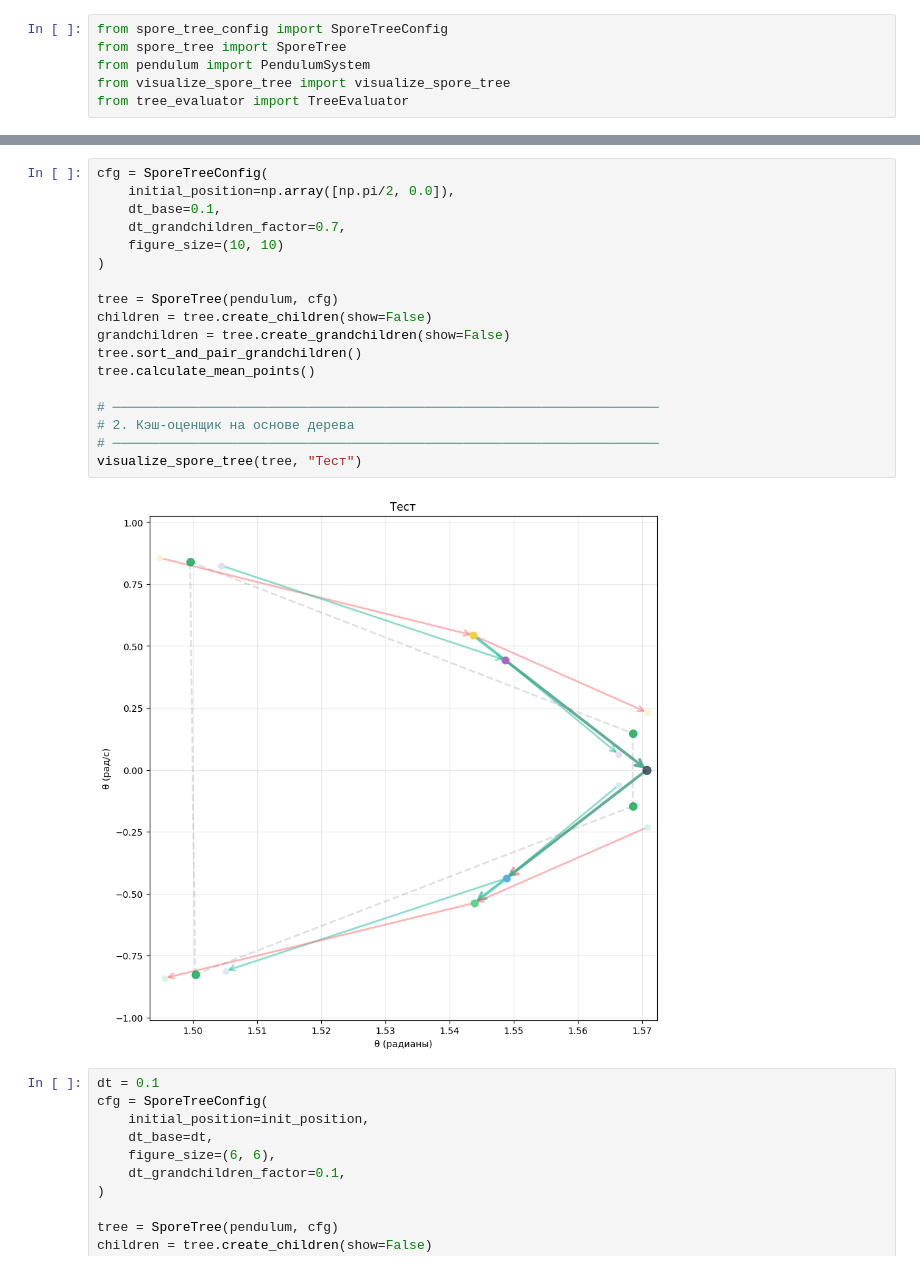
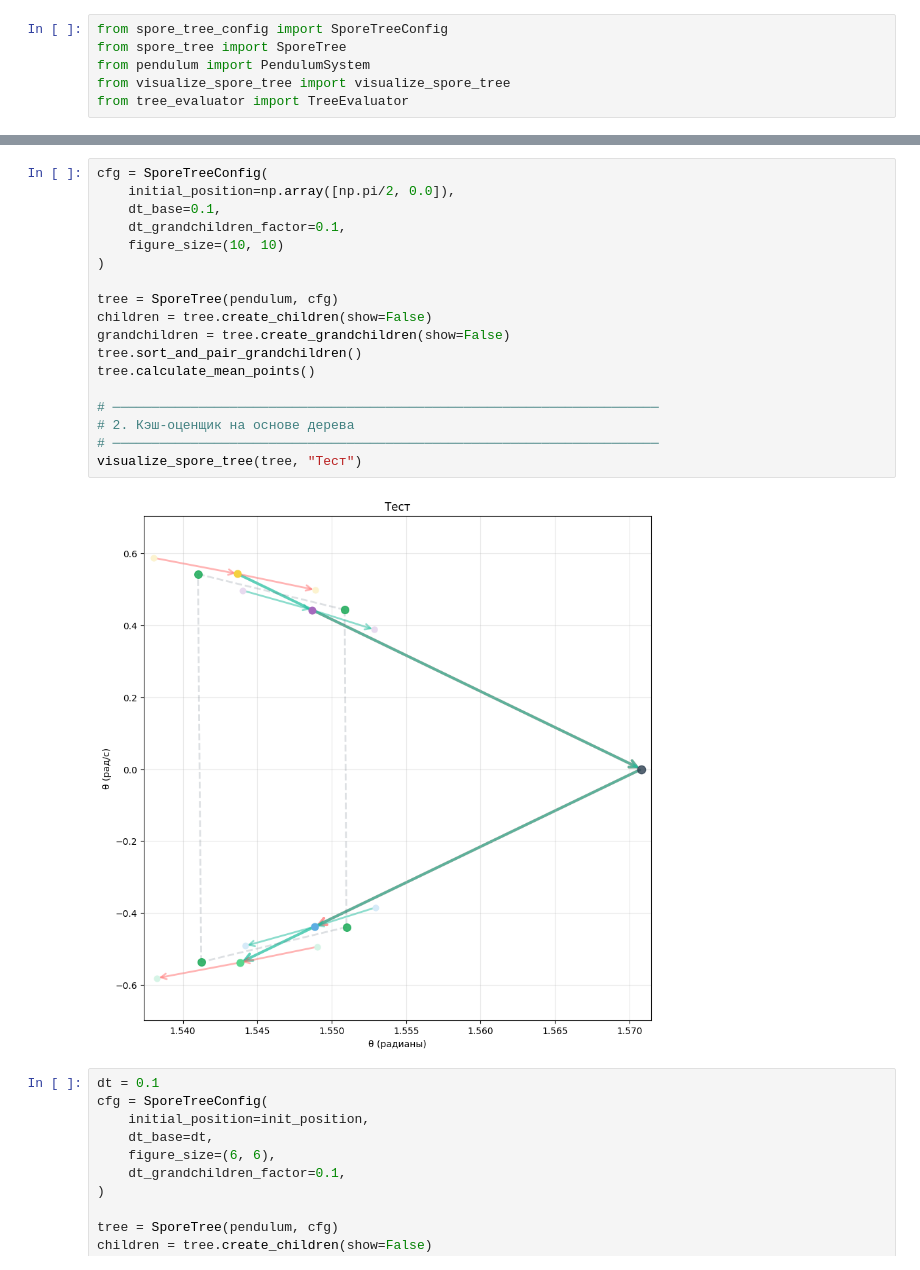
Before and after one commit to VladimirGunyavoy/tree_optimization, a Jupyter notebook: test_step1.ipynb, the cells around one changed output, grey strips where cells are left out. Saved outputs shown, nothing was run; the diff lists cells and outputs as text.

```diff
--- a/test_step1.ipynb
+++ b/test_step1.ipynb
@@ -49,23 +49,23 @@ True
 # %%
 cfg = SporeTreeConfig(
     initial_position=np.array([np.pi/2, 0.0]),
     dt_base=0.1,
-    dt_grandchildren_factor=0.7,
+    dt_grandchildren_factor=0.1,
     figure_size=(10, 10)
 )
 
 tree = SporeTree(pendulum, cfg)
 children = tree.create_children(show=False)
 grandchildren = tree.create_grandchildren(show=False)
 tree.sort_and_pair_grandchildren()
 tree.calculate_mean_points()
 
 # ──────────────────────────────────────────────────────────────────────
 # 2. Кэш-оценщик на основе дерева
 # ──────────────────────────────────────────────────────────────────────
 visualize_spore_tree(tree, "Тест")
 # %% [output]
-[figure, old version]
+[figure, new version]
 # %%
 dt = 0.1
 cfg = SporeTreeConfig(
```
Also changed, not shown: parts of 1 cell of this notebook.
